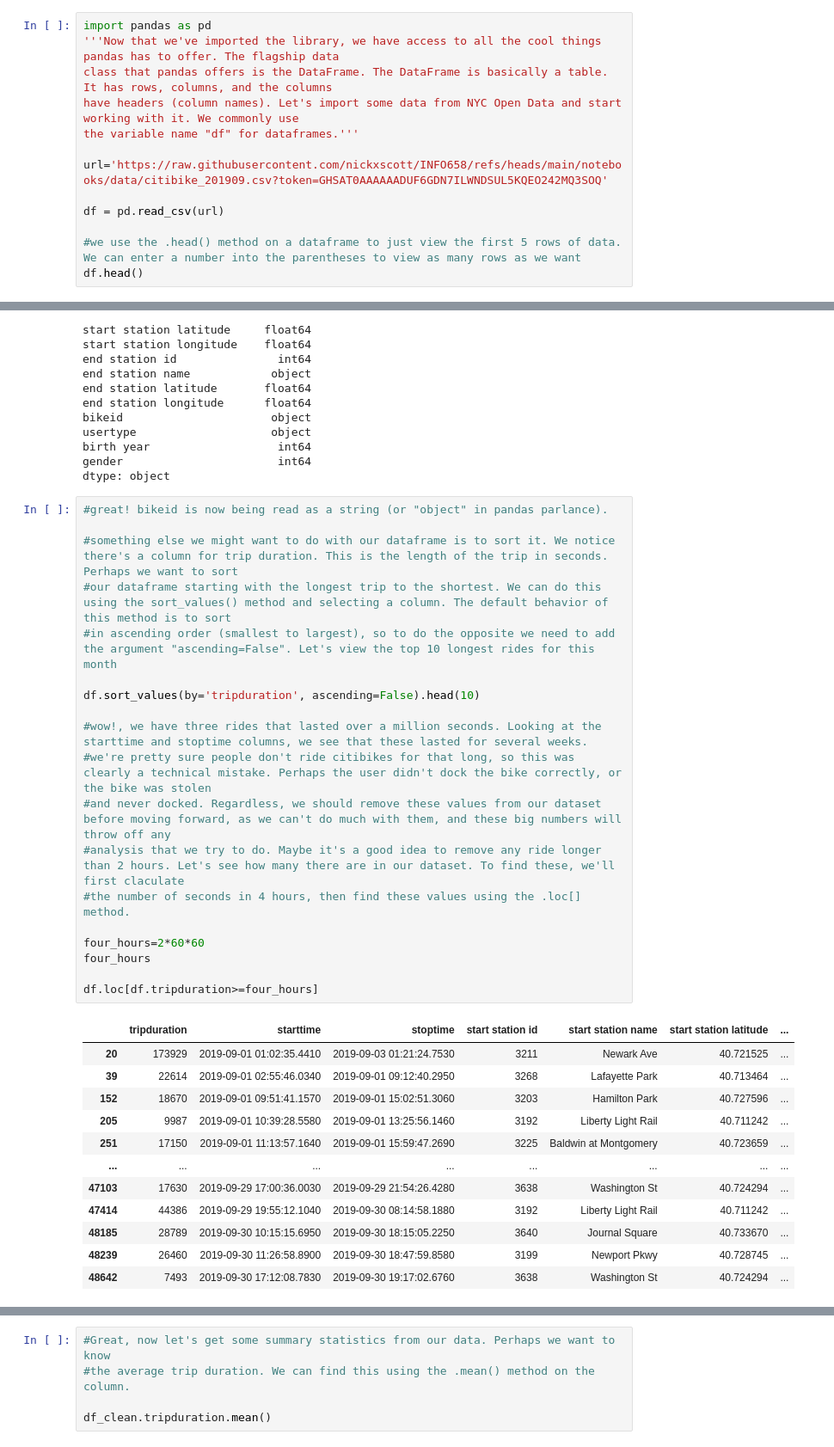
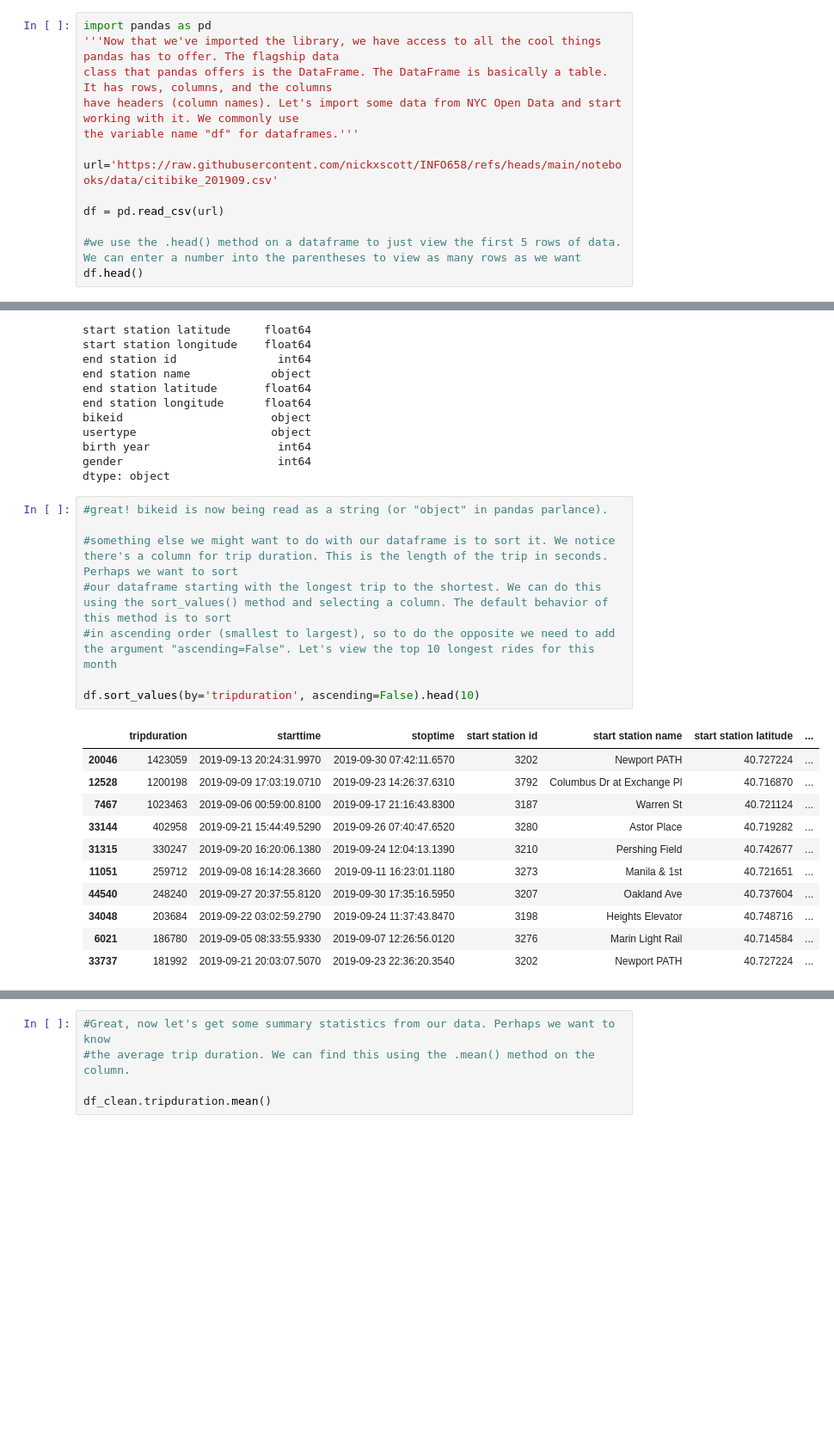
Before and after one commit to nickxscott/INFO658, a Jupyter notebook: notebooks/claudeSandbox/workingwithdata.ipynb, the cells around one changed output, grey strips where cells are left out. Shown at 86% size. Drawn from its saved outputs; the diff is of its cells as text; blank space fills up the shorter version.

Commit message:
adding new citibike dataset

```diff
--- a/notebooks/claudeSandbox/workingwithdata.ipynb
+++ b/notebooks/claudeSandbox/workingwithdata.ipynb
@@ -10,7 +10,7 @@ class that pandas offers is the DataFrame. The DataFrame is basically a table. I
 have headers (column names). Let's import some data from NYC Open Data and start working with it. We commonly use
 the variable name "df" for dataframes.'''
 
-url='https://raw.githubusercontent.com/nickxscott/INFO658/refs/heads/main/notebooks/data/citibike_201909.csv?token=GHSAT0AAAAAADUF6GDN7ILWNDSUL5KQEO242MQ3SOQ'
+url='https://raw.githubusercontent.com/nickxscott/INFO658/refs/heads/main/notebooks/data/citibike_201909.csv'
 
 df = pd.read_csv(url)
 
@@ -139,32 +139,20 @@ dtype: object
 # %%
 #great! bikeid is now being read as a string (or "object" in pandas parlance).
 
 #something else we might want to do with our dataframe is to sort it. We notice there's a column for trip duration. This is the length of the trip in seconds. Perhaps we want to sort
 #our dataframe starting with the longest trip to the shortest. We can do this using the sort_values() method and selecting a column. The default behavior of this method is to sort
 #in ascending order (smallest to largest), so to do the opposite we need to add the argument "ascending=False". Let's view the top 10 longest rides for this month
 
 df.sort_values(by='tripduration', ascending=False).head(10)
-
-#wow!, we have three rides that lasted over a million seconds. Looking at the starttime and stoptime columns, we see that these lasted for several weeks.
-#we're pretty sure people don't ride citibikes for that long, so this was clearly a technical mistake. Perhaps the user didn't dock the bike correctly, or the bike was stolen
-#and never docked. Regardless, we should remove these values from our dataset before moving forward, as we can't do much with them, and these big numbers will throw off any
-#analysis that we try to do. Maybe it's a good idea to remove any ride longer than 2 hours. Let's see how many there are in our dataset. To find these, we'll first claculate
-#the number of seconds in 4 hours, then find these values using the .loc[] method.
-
-four_hours=2*60*60
-four_hours
-
-df.loc[df.tripduration>=four_hours]
 # %% [output]
 |  | tripduration | starttime | stoptime | start station id | start station name | start station latitude | ... |
-| 20 | 173929 | 2019-09-01 01:02:35.4410 | 2019-09-03 01:21:24.7530 | 3211 | Newark Ave | 40.721525 | ... |
-| 39 | 22614 | 2019-09-01 02:55:46.0340 | 2019-09-01 09:12:40.2950 | 3268 | Lafayette Park | 40.713464 | ... |
-| 152 | 18670 | 2019-09-01 09:51:41.1570 | 2019-09-01 15:02:51.3060 | 3203 | Hamilton Park | 40.727596 | ... |
-| 205 | 9987 | 2019-09-01 10:39:28.5580 | 2019-09-01 13:25:56.1460 | 3192 | Liberty Light Rail | 40.711242 | ... |
-| 251 | 17150 | 2019-09-01 11:13:57.1640 | 2019-09-01 15:59:47.2690 | 3225 | Baldwin at Montgomery | 40.723659 | ... |
-| ... | ... | ... | ... | ... | ... | ... | ... |
-| 47103 | 17630 | 2019-09-29 17:00:36.0030 | 2019-09-29 21:54:26.4280 | 3638 | Washington St | 40.724294 | ... |
-| 47414 | 44386 | 2019-09-29 19:55:12.1040 | 2019-09-30 08:14:58.1880 | 3192 | Liberty Light Rail | 40.711242 | ... |
-| 48185 | 28789 | 2019-09-30 10:15:15.6950 | 2019-09-30 18:15:05.2250 | 3640 | Journal Square | 40.733670 | ... |
-| 48239 | 26460 | 2019-09-30 11:26:58.8900 | 2019-09-30 18:47:59.8580 | 3199 | Newport Pkwy | 40.728745 | ... |
-| 48642 | 7493 | 2019-09-30 17:12:08.7830 | 2019-09-30 19:17:02.6760 | 3638 | Washington St | 40.724294 | ... |
+| 20046 | 1423059 | 2019-09-13 20:24:31.9970 | 2019-09-30 07:42:11.6570 | 3202 | Newport PATH | 40.727224 | ... |
+| 12528 | 1200198 | 2019-09-09 17:03:19.0710 | 2019-09-23 14:26:37.6310 | 3792 | Columbus Dr at Exchange Pl | 40.716870 | ... |
+| 7467 | 1023463 | 2019-09-06 00:59:00.8100 | 2019-09-17 21:16:43.8300 | 3187 | Warren St | 40.721124 | ... |
+| 33144 | 402958 | 2019-09-21 15:44:49.5290 | 2019-09-26 07:40:47.6520 | 3280 | Astor Place | 40.719282 | ... |
+| 31315 | 330247 | 2019-09-20 16:20:06.1380 | 2019-09-24 12:04:13.1390 | 3210 | Pershing Field | 40.742677 | ... |
+| 11051 | 259712 | 2019-09-08 16:14:28.3660 | 2019-09-11 16:23:01.1180 | 3273 | Manila & 1st | 40.721651 | ... |
+| 44540 | 248240 | 2019-09-27 20:37:55.8120 | 2019-09-30 17:35:16.5950 | 3207 | Oakland Ave | 40.737604 | ... |
+| 34048 | 203684 | 2019-09-22 03:02:59.2790 | 2019-09-24 11:37:43.8470 | 3198 | Heights Elevator | 40.748716 | ... |
+| 6021 | 186780 | 2019-09-05 08:33:55.9330 | 2019-09-07 12:26:56.0120 | 3276 | Marin Light Rail | 40.714584 | ... |
+| 33737 | 181992 | 2019-09-21 20:03:07.5070 | 2019-09-23 22:36:20.3540 | 3202 | Newport PATH | 40.727224 | ... |
```
Also changed, not shown: parts of 17 cells of this notebook, 1 other file.
